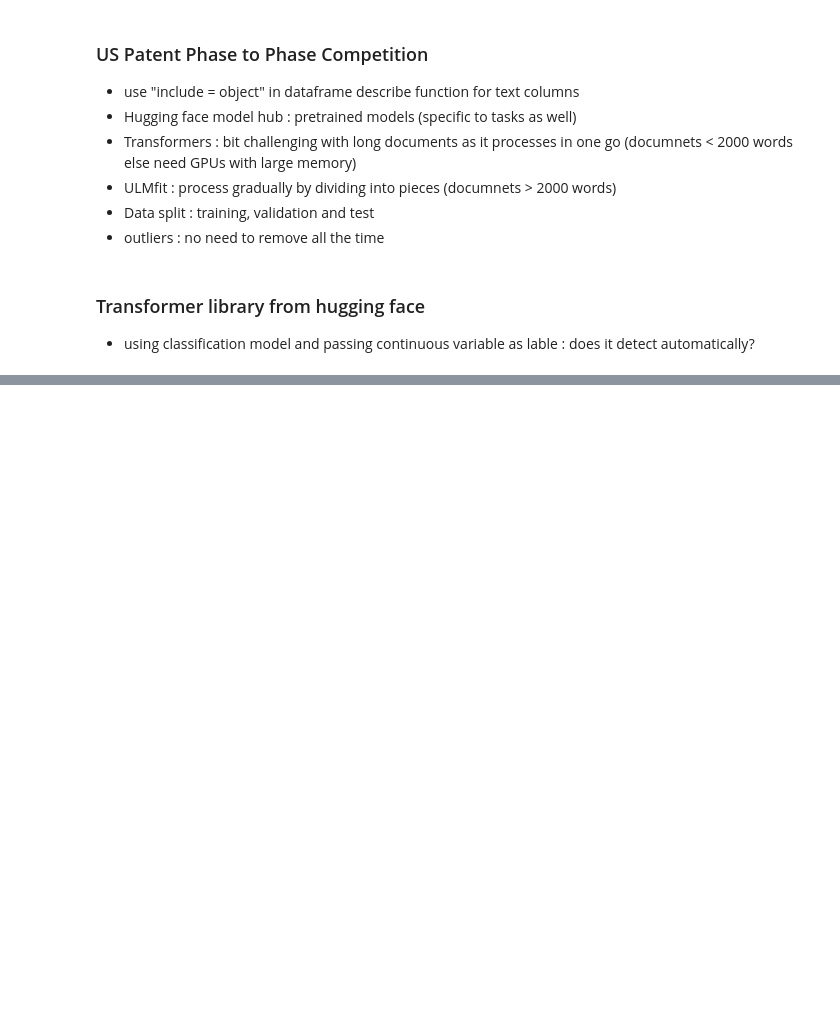
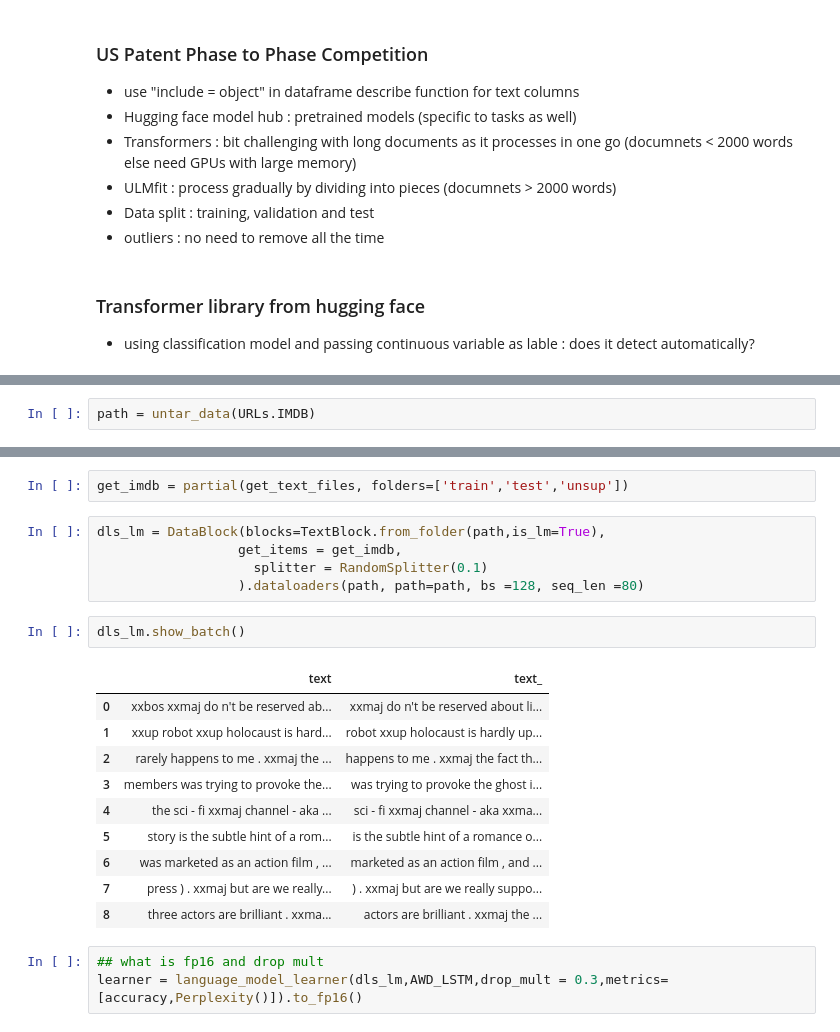
Before and after one commit to nehabansal26/fastailearning, a Jupyter notebook: Lecture4.ipynb, the cells around one changed output, grey strips where cells are left out. Saved outputs shown, nothing was run; the diff lists cells and outputs as text; blank space fills up the shorter version.

```diff
--- a/Lecture4.ipynb
+++ b/Lecture4.ipynb
@@ -18,0 +72,2 @@
+# %%
+path = untar_data(URLs.IMDB)
@@ -18,0 +181,23 @@
+# %%
+get_imdb = partial(get_text_files, folders=['train','test','unsup'])
+# %%
+dls_lm = DataBlock(blocks=TextBlock.from_folder(path,is_lm=True),
+                  get_items = get_imdb,
+                    splitter = RandomSplitter(0.1)
+                  ).dataloaders(path, path=path, bs =128, seq_len =80)
+# %%
+dls_lm.show_batch()
+# %% [output]
+|  | text | text_ |
+| 0 | xxbos xxmaj do n't be reserved ab... | xxmaj do n't be reserved about li... |
+| 1 | xxup robot xxup holocaust is hard... | robot xxup holocaust is hardly up... |
+| 2 | rarely happens to me . xxmaj the ... | happens to me . xxmaj the fact th... |
+| 3 | members was trying to provoke the... | was trying to provoke the ghost i... |
+| 4 | the sci - fi xxmaj channel - aka ... | sci - fi xxmaj channel - aka xxma... |
+| 5 | story is the subtle hint of a rom... | is the subtle hint of a romance o... |
+| 6 | was marketed as an action film , ... | marketed as an action film , and ... |
+| 7 | press ) . xxmaj but are we really... | ) . xxmaj but are we really suppo... |
+| 8 | three actors are brilliant . xxma... | actors are brilliant . xxmaj the ... |
+# %%
+## what is fp16 and drop mult
+learner = language_model_learner(dls_lm,AWD_LSTM,drop_mult = 0.3,metrics=[accuracy,Perplexity()]).to_fp16()
```
Also changed, not shown: parts of 39 cells of this notebook.
